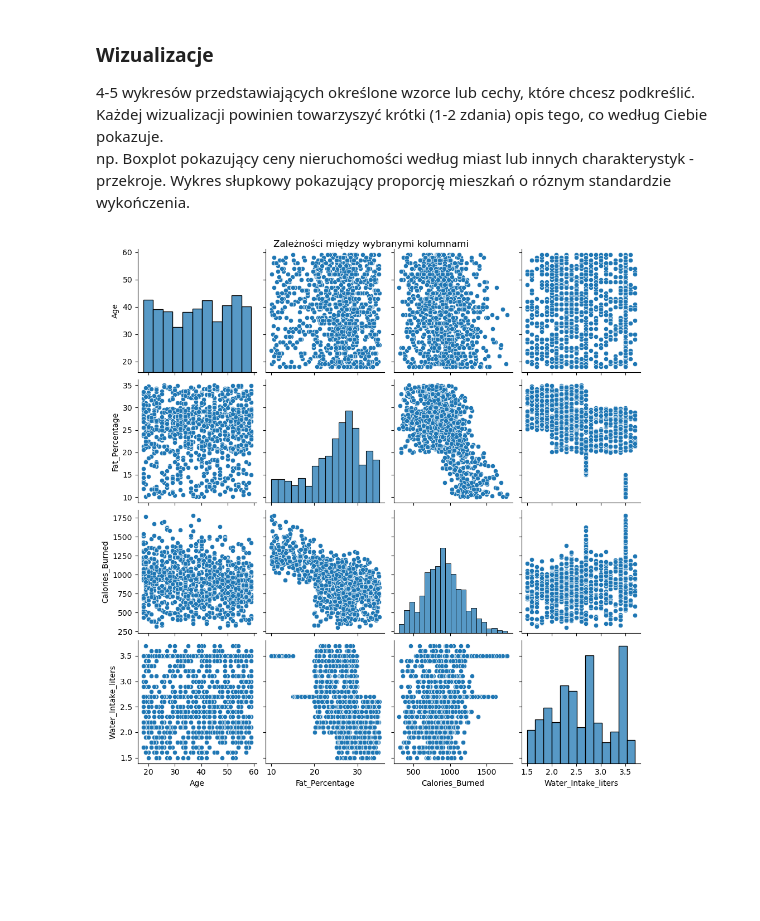
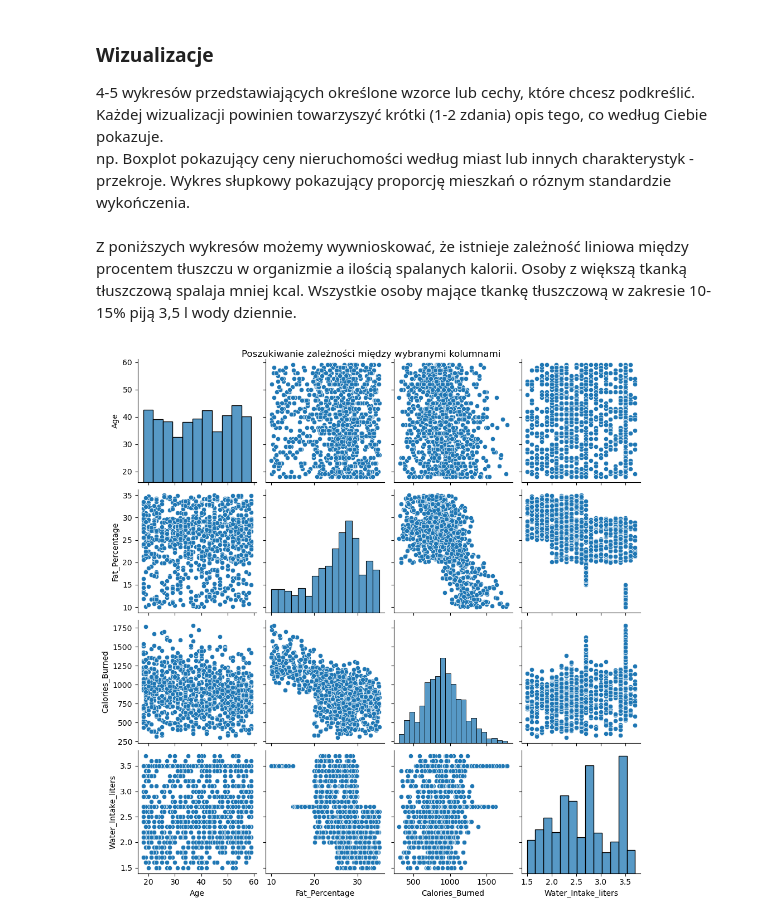
Before and after one commit to kinsitko/analiza_danych_2025_KSIT_SLES, a Jupyter notebook: analiza_project_v2.ipynb, the cells around one changed output. Cells and saved outputs as stored; diff of their text form; code cells hidden in the pictures; blank space fills up the shorter version.

```diff
--- a/analiza_project_v2.ipynb
+++ b/analiza_project_v2.ipynb
@@ -294,9 +295,12 @@ plt.show()
 
 4-5 wykresów przedstawiających określone wzorce lub cechy, które chcesz podkreślić. Każdej wizualizacji powinien towarzyszyć krótki (1-2 zdania) opis tego, co według Ciebie pokazuje.
 np. Boxplot pokazujący ceny nieruchomości według miast lub innych charakterystyk - przekroje. Wykres słupkowy pokazujący proporcję mieszkań o róznym standardzie wykończenia.
+# %% [markdown]
+Z poniższych wykresów możemy wywnioskować, że istnieje zależność liniowa między procentem tłuszczu w organizmie a ilością spalanych kalorii. Osoby z większą tkanką tłuszczową spalaja mniej kcal.
+Wszystkie osoby mające tkankę tłuszczową w zakresie 10-15% piją 3,5 l wody dziennie.
 # %%
 sns.pairplot(df_imputed, vars=['Age', 'Fat_Percentage', 'Calories_Burned', 'Water_Intake_liters'])
-plt.suptitle("Zależności między wybranymi kolumnami", y=1)
+plt.suptitle("Poszukiwanie zależności między wybranymi kolumnami", y=1)
 plt.show()
 # %% [output]
-[figure, old version]
+[figure, new version]
```
Also changed, not shown: parts of 2 cells of this notebook.
